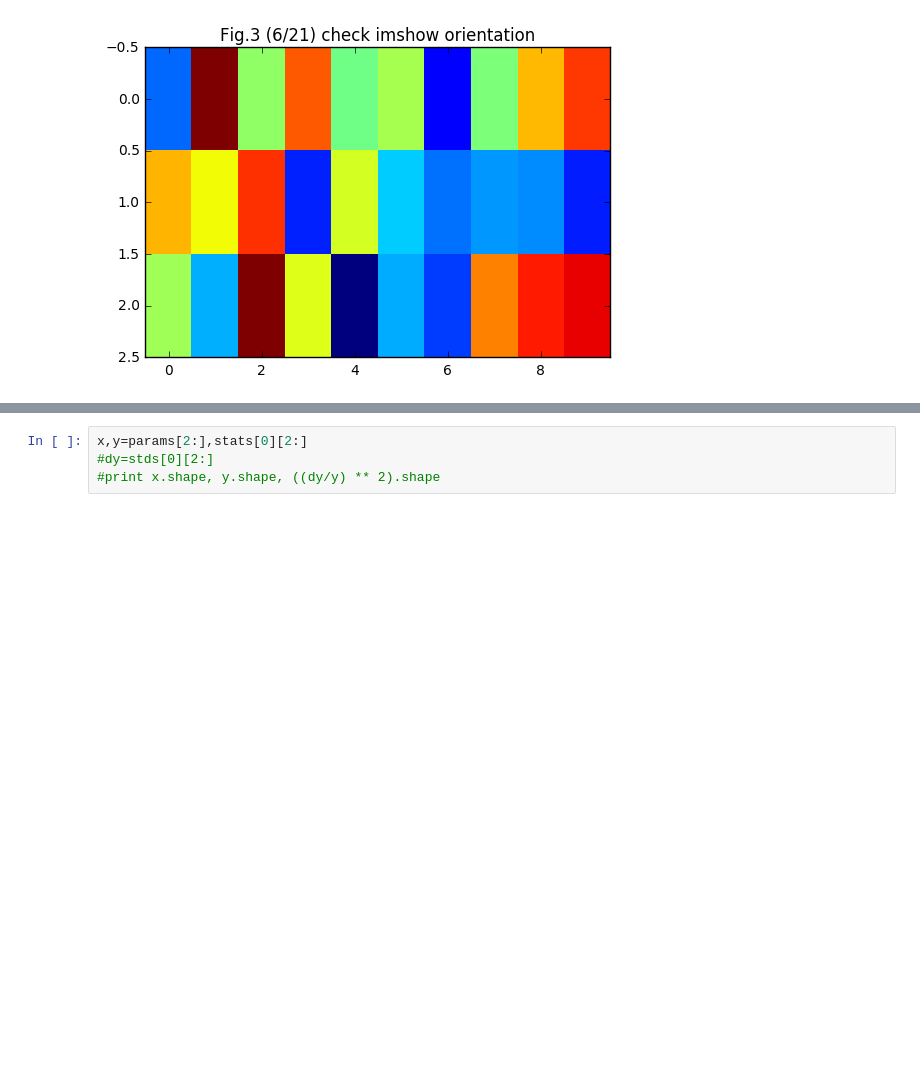
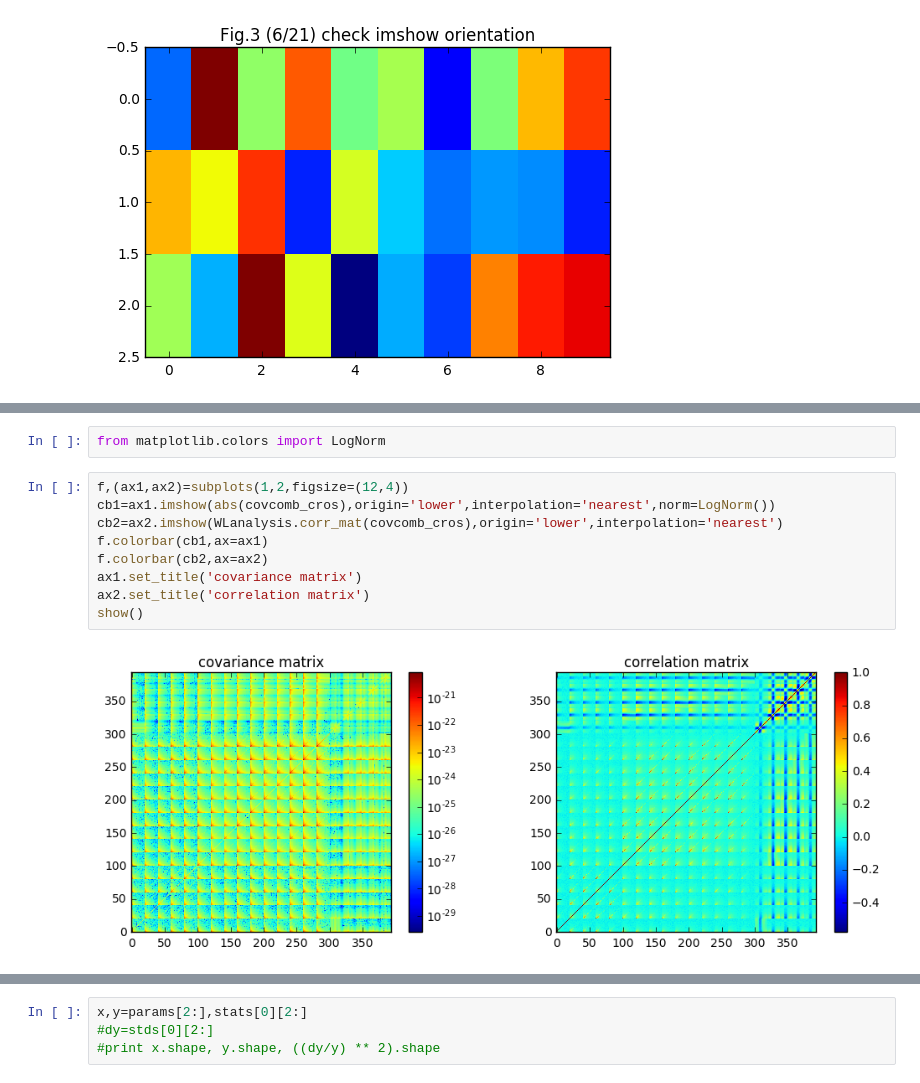
Before and after one commit to liuxx479/PDFs, a Jupyter notebook: likelihood.ipynb, the cells around one changed output, grey strips where cells are left out. Cells and saved outputs as stored; diff of their text form; blank space fills up the shorter version.

```diff
--- a/likelihood.ipynb
+++ b/likelihood.ipynb
@@ -273,3 +381,16 @@ covIs = [covIpsN, covIpdf1dN]
+# %%
+from matplotlib.colors import LogNorm
+# %%
+f,(ax1,ax2)=subplots(1,2,figsize=(12,4))
+cb1=ax1.imshow(abs(covcomb_cros),origin='lower',interpolation='nearest',norm=LogNorm())
+cb2=ax2.imshow(WLanalysis.corr_mat(covcomb_cros),origin='lower',interpolation='nearest')
+f.colorbar(cb1,ax=ax1)
+f.colorbar(cb2,ax=ax2)
+ax1.set_title('covariance matrix')
+ax2.set_title('correlation matrix')
+show()
+# %% [output]
+[figure, added]
 # %%
 print covpdf1dN.shape,covpdf2dN.shape, pdf1dN.shape, pdf2dN.shape
 # %% [output]
```
Also changed, not shown: parts of 8 cells of this notebook.
